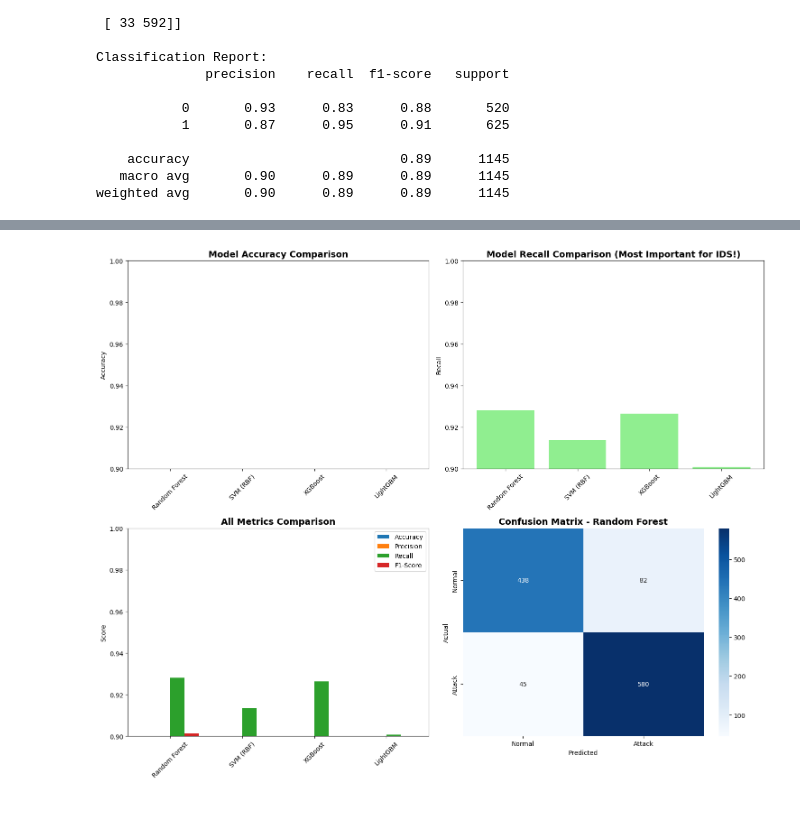
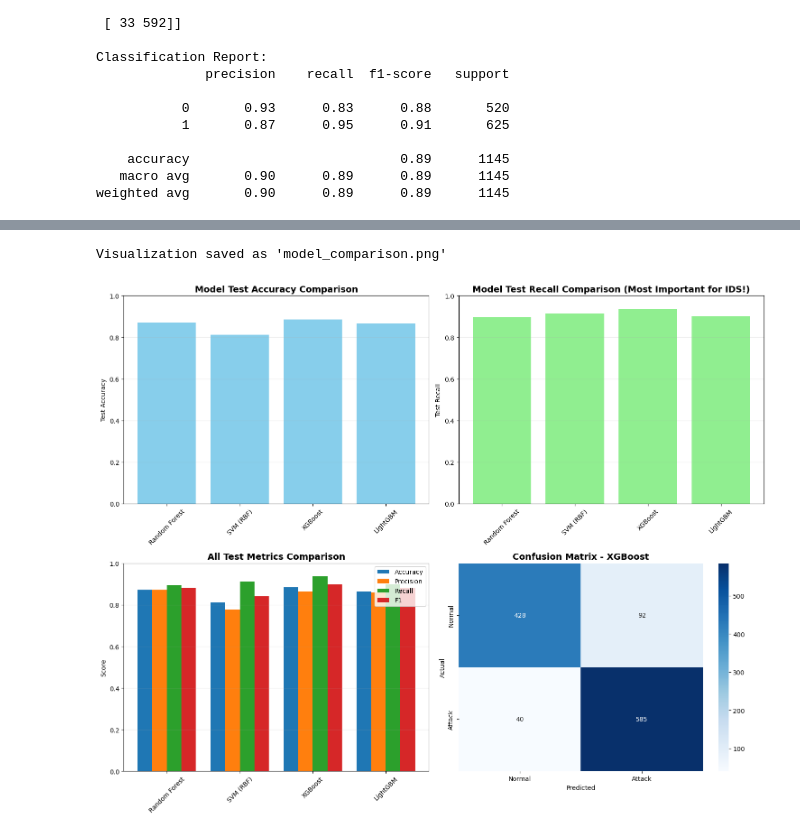
Before and after one commit to habebamostafa/Real-Time-Machine-Learning-Intrusion-Detection-for-Telnet-Attacks, a Jupyter notebook: notebook/main.ipynb, the cells around one changed output, grey strips where cells are left out. Saved outputs shown, nothing was run; the diff lists cells and outputs as text; code cells hidden in the pictures.

```diff
--- a/notebook/main.ipynb
+++ b/notebook/main.ipynb
@@ -783,11 +832,14 @@ else:
 # %%
 comparison_df = pd.DataFrame({
     'Model': list(results.keys()),
-    'Accuracy': [r['accuracy'] for r in results.values()],
-    'Precision': [r['precision'] for r in results.values()],
-    'Recall': [r['recall'] for r in results.values()],
-    'F1-Score': [r['f1_score'] for r in results.values()],
-    'Balanced Accuracy': [r['balanced_accuracy'] for r in results.values()]
+    'CV_F1_Mean': [r['cv_f1_mean'] for r in results.values()],
+    'CV_F1_Std': [r['cv_f1_std'] for r in results.values()],
+    'Val_F1': [r['val_f1'] for r in results.values()],
+    'Test_Accuracy': [r['accuracy'] for r in results.values()],
+    'Test_Precision': [r['precision'] for r in results.values()],
+    'Test_Recall': [r['recall'] for r in results.values()],
+    'Test_F1': [r['f1_score'] for r in results.values()],
+    'Balanced_Accuracy': [r['balanced_accuracy'] for r in results.values()]
 })
 # %%
 print(comparison_df.to_string(index=False))
@@ -836,46 +888,56 @@ weighted avg       0.87      0.86      0.86      1145
 # %%
 fig, axes = plt.subplots(2, 2, figsize=(15, 12))
 
-# Accuracy comparison
-axes[0, 0].bar(comparison_df['Model'], comparison_df['Accuracy'], color='skyblue')
-axes[0, 0].set_title('Model Accuracy Comparison', fontsize=14, fontweight='bold')
-axes[0, 0].set_ylabel('Accuracy')
-axes[0, 0].set_ylim([0.9, 1.0])
+# Test Accuracy comparison
+axes[0, 0].bar(comparison_df['Model'], comparison_df['Test_Accuracy'], color='skyblue')
+axes[0, 0].set_title('Model Test Accuracy Comparison', fontsize=14, fontweight='bold')
+axes[0, 0].set_ylabel('Test Accuracy')
+axes[0, 0].set_ylim([0, 1.0])
 axes[0, 0].tick_params(axis='x', rotation=45)
+axes[0, 0].grid(axis='y', alpha=0.3)
 
-# Recall comparison (most important!)
-axes[0, 1].bar(comparison_df['Model'], comparison_df['Recall'], color='lightgreen')
-axes[0, 1].set_title('Model Recall Comparison (Most Important for IDS!)',
+# Test Recall comparison (most important for IDS!)
+axes[0, 1].bar(comparison_df['Model'], comparison_df['Test_Recall'], color='lightgreen')
+axes[0, 1].set_title('Model Test Recall Comparison (Most Important for IDS!)',
                      fontsize=14, fontweight='bold')
-axes[0, 1].set_ylabel('Recall')
-axes[0, 1].set_ylim([0.9, 1.0])
+axes[0, 1].set_ylabel('Test Recall')
+axes[0, 1].set_ylim([0, 1.0])
 axes[0, 1].tick_params(axis='x', rotation=45)
-metrics_to_plot = ['Accuracy', 'Precision', 'Recall', 'F1-Score']
+axes[0, 1].grid(axis='y', alpha=0.3)
+
+# All test metrics comparison
+metrics_to_plot = ['Test_Accuracy', 'Test_Precision', 'Test_Recall', 'Test_F1']
 x = np.arange(len(comparison_df))
 width = 0.2
 
 for i, metric in enumerate(metrics_to_plot):
-    axes[1, 0].bar(x + i*width, comparison_df[metric], width, label=metric)
+    axes[1, 0].bar(x + i*width, comparison_df[metric], width,
+                   label=metric.replace('Test_', ''))
 
-axes[1, 0].set_title('All Metrics Comparison', fontsize=14, fontweight='bold')
+axes[1, 0].set_title('All Test Metrics Comparison', fontsize=14, fontweight='bold')
 axes[1, 0].set_ylabel('Score')
 axes[1, 0].set_xticks(x + width * 1.5)
 axes[1, 0].set_xticklabels(comparison_df['Model'], rotation=45)
 axes[1, 0].legend()
-axes[1, 0].set_ylim([0.9, 1.0])
+axes[1, 0].set_ylim([0, 1.0])
+axes[1, 0].grid(axis='y', alpha=0.3)
+
+# Confusion matrix for best model
 cm_best = results[best_model_name]['confusion_matrix']
 sns.heatmap(cm_best, annot=True, fmt='d', cmap='Blues',
             xticklabels=['Normal', 'Attack'],
             yticklabels=['Normal', 'Attack'], ax=axes[1, 1])
 axes[1, 1].set_title(f'Confusion Matrix - {best_model_name}',
                      fontsize=14, fontweight='bold')
 axes[1, 1].set_ylabel('Actual')
 axes[1, 1].set_xlabel('Predicted')
 
 plt.tight_layout()
 plt.savefig('model_comparison.png', dpi=300, bbox_inches='tight')
+print("Visualization saved as 'model_comparison.png'")
 # %% [output]
+Visualization saved as 'model_comparison.png'
-[figure, old version]
+[figure, new version]
 # %%
 import joblib
 
```
Also changed, not shown: parts of 7 cells of this notebook.
